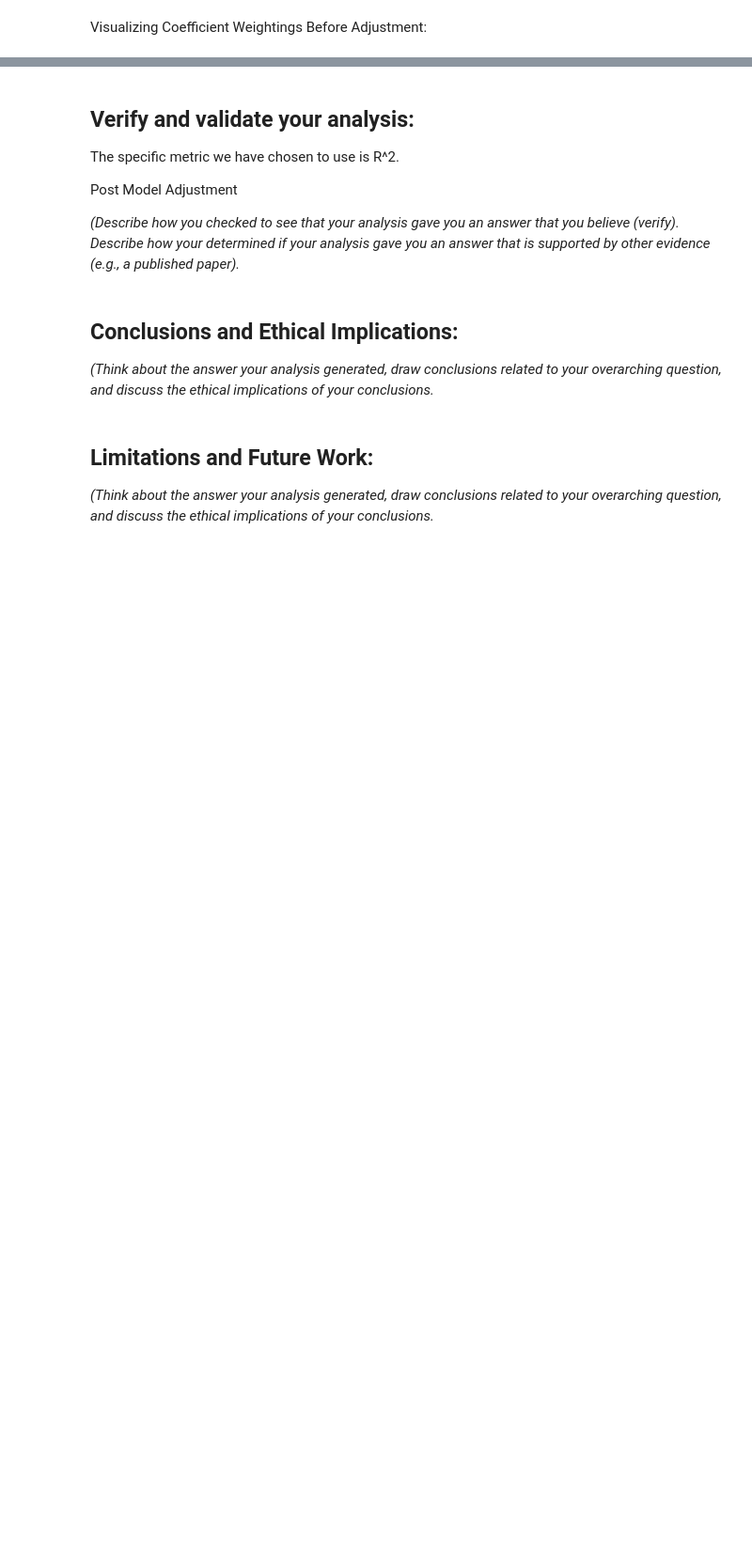
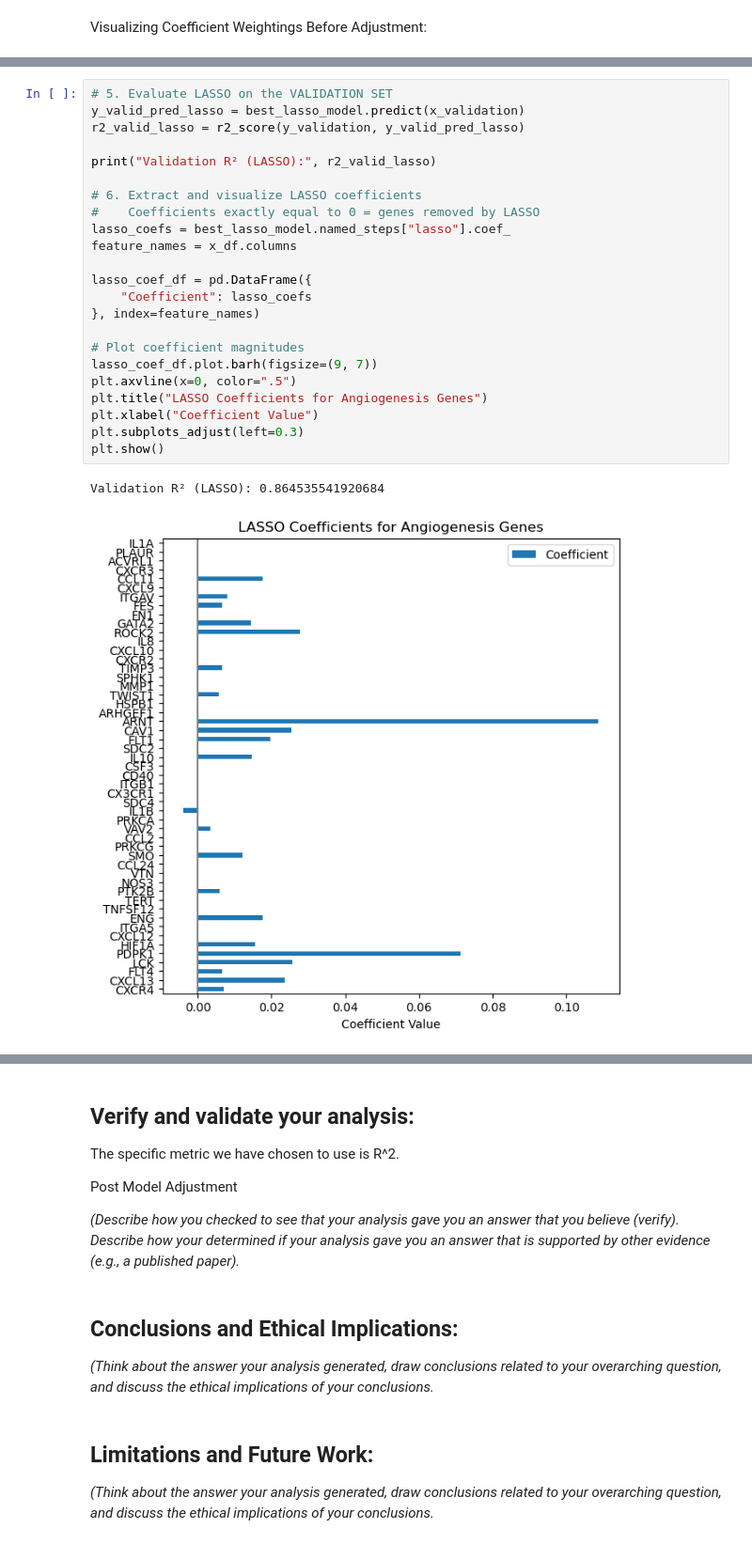
Before and after one commit to ReaganOswald/Module-4-Cancer, a Jupyter notebook: code/Module 4 Template.ipynb, the cells around one changed output, grey strips where cells are left out. Shown at 94% size. Cells and saved outputs as stored; diff of their text form; blank space fills up the shorter version.

Commit message:
Adjustments 2 and 3

```diff
--- a/code/Module 4 Template.ipynb
+++ b/code/Module 4 Template.ipynb
@@ -567,0 +710,26 @@ plt.subplots_adjust(left=0.3)
+# %%
+# 5. Evaluate LASSO on the VALIDATION SET
+y_valid_pred_lasso = best_lasso_model.predict(x_validation)
+r2_valid_lasso = r2_score(y_validation, y_valid_pred_lasso)
+
+print("Validation R² (LASSO):", r2_valid_lasso)
+
+# 6. Extract and visualize LASSO coefficients
+#    Coefficients exactly equal to 0 = genes removed by LASSO
+lasso_coefs = best_lasso_model.named_steps["lasso"].coef_
+feature_names = x_df.columns
+
+lasso_coef_df = pd.DataFrame({
+    "Coefficient": lasso_coefs
+}, index=feature_names)
+
+# Plot coefficient magnitudes
+lasso_coef_df.plot.barh(figsize=(9, 7))
+plt.axvline(x=0, color=".5")
+plt.title("LASSO Coefficients for Angiogenesis Genes")
+plt.xlabel("Coefficient Value")
+plt.subplots_adjust(left=0.3)
+plt.show()
+# %% [output]
+Validation R² (LASSO): 0.864535541920684
+[figure, added]
```
Also changed, not shown: parts of 21 cells of this notebook.
